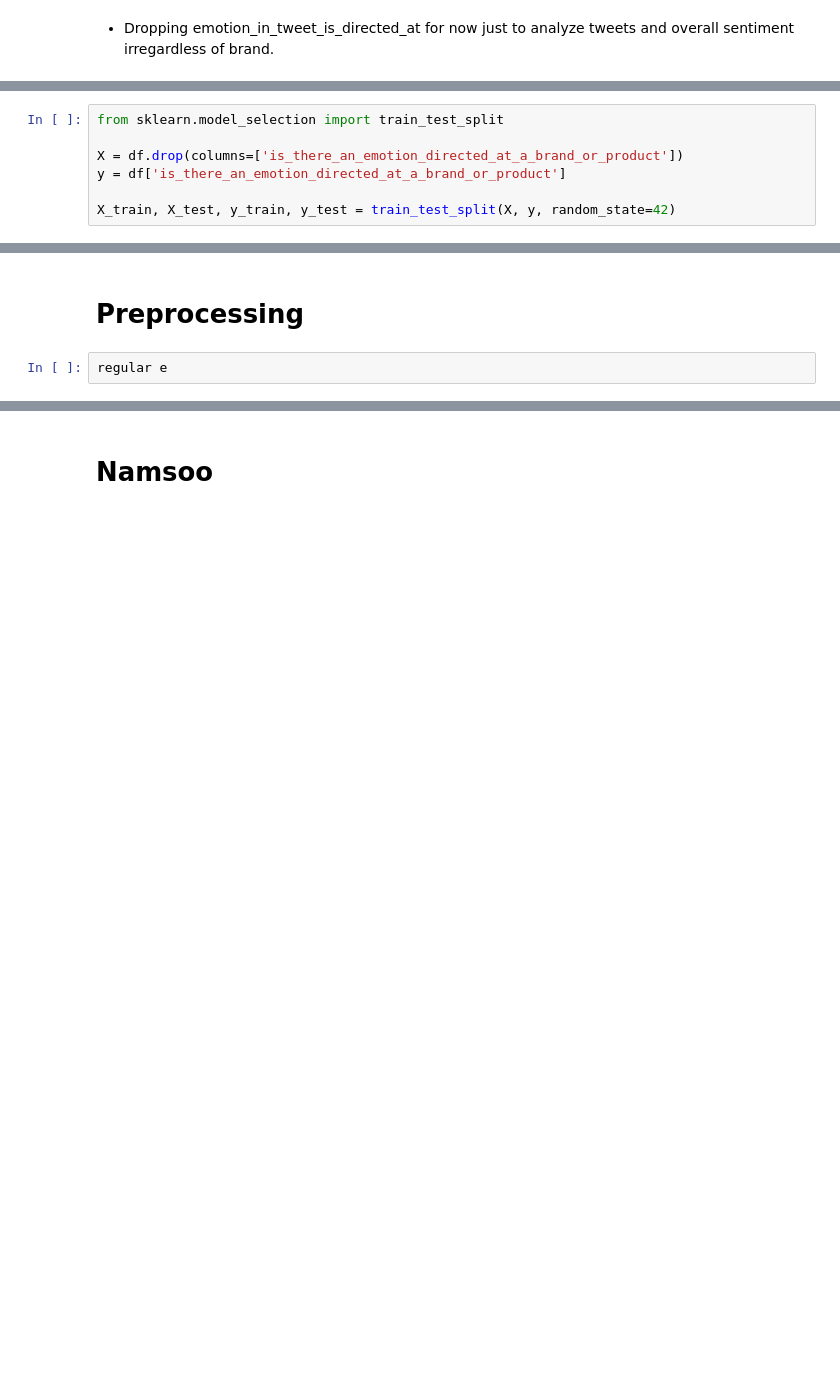
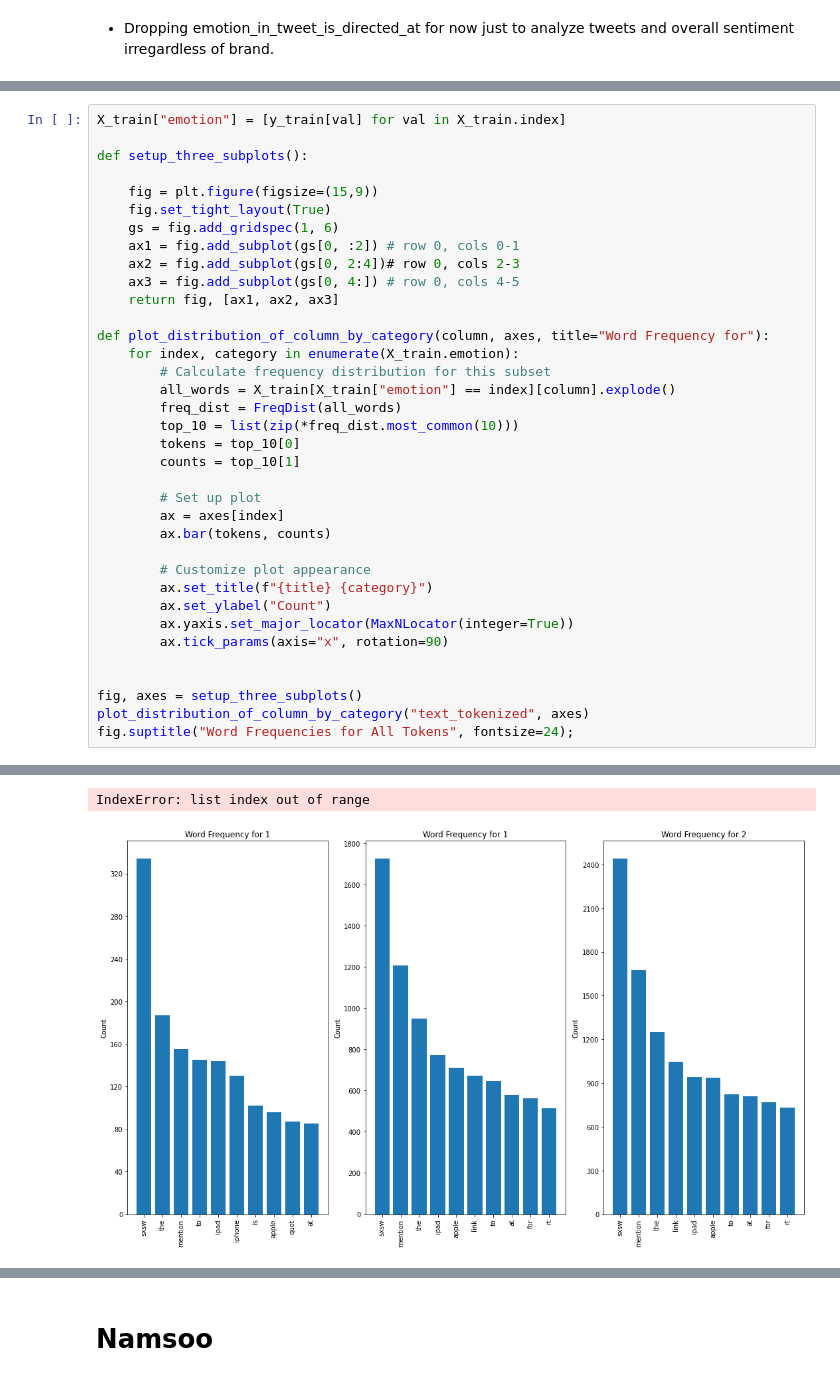
Before and after one commit to hthota1/Twitter-Sentiment-Analysis, a Jupyter notebook: Notebook.ipynb, the cells around one changed output, grey strips where cells are left out. Saved outputs shown, nothing was run; the diff lists cells and outputs as text; blank space fills up the shorter version.

```diff
--- a/Notebook.ipynb
+++ b/Notebook.ipynb
@@ -269,7 +269,0 @@ sns.countplot(df.is_there_an_emotion_directed_at_a_brand_or_product);
-# %%
-from sklearn.model_selection import train_test_split
-
-X = df.drop(columns=['is_there_an_emotion_directed_at_a_brand_or_product'])
-y = df['is_there_an_emotion_directed_at_a_brand_or_product']
-
-X_train, X_test, y_train, y_test = train_test_split(X, y, random_state=42)
@@ -286,4 +270,37 @@ train_sample.style.set_properties(**{'text-align': 'left'})
-# %% [markdown]
-# Preprocessing
-# %%
-regular e
+# %%
+X_train["emotion"] = [y_train[val] for val in X_train.index]
+
+def setup_three_subplots():
+
+    fig = plt.figure(figsize=(15,9))
+    fig.set_tight_layout(True)
+    gs = fig.add_gridspec(1, 6)
+    ax1 = fig.add_subplot(gs[0, :2]) # row 0, cols 0-1
+    ax2 = fig.add_subplot(gs[0, 2:4])# row 0, cols 2-3
+    ax3 = fig.add_subplot(gs[0, 4:]) # row 0, cols 4-5
+    return fig, [ax1, ax2, ax3]
+
+def plot_distribution_of_column_by_category(column, axes, title="Word Frequency for"):
+    for index, category in enumerate(X_train.emotion):
+        # Calculate frequency distribution for this subset
+        all_words = X_train[X_train["emotion"] == index][column].explode()
+        freq_dist = FreqDist(all_words)
+        top_10 = list(zip(*freq_dist.most_common(10)))
+        tokens = top_10[0]
+        counts = top_10[1]
+
+        # Set up plot
+        ax = axes[index]
+        ax.bar(tokens, counts)
+
+        # Customize plot appearance
+        ax.set_title(f"{title} {category}")
+        ax.set_ylabel("Count")
+        ax.yaxis.set_major_locator(MaxNLocator(integer=True))
+        ax.tick_params(axis="x", rotation=90)
+
+
+fig, axes = setup_three_subplots()
+plot_distribution_of_column_by_category("text_tokenized", axes)
+fig.suptitle("Word Frequencies for All Tokens", fontsize=24);
+# %% [output]
@@ -289,0 +312,2 @@ regular e
+IndexError: list index out of range
+[figure, added]
```
Also changed, not shown: parts of 36 cells of this notebook.
